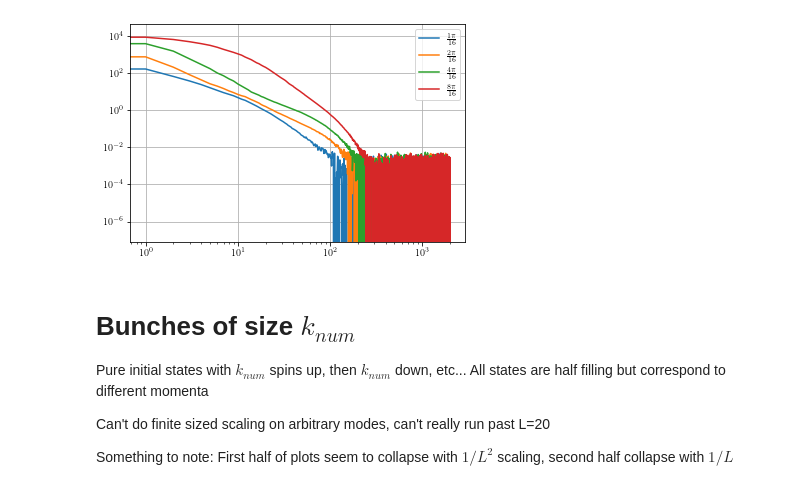
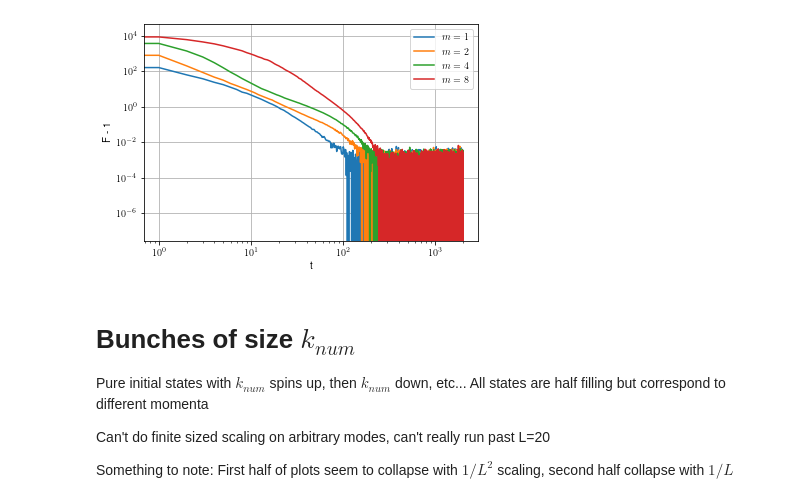
Before and after one commit to Renmusxd/RandomUnitaryLayers, a Jupyter notebook: jupyter/PaperData/MomentumModes.ipynb, the cells around one changed output. Drawn from its saved outputs; the diff is of its cells as text; code cells hidden in the pictures.

```diff
--- a/jupyter/PaperData/MomentumModes.ipynb
+++ b/jupyter/PaperData/MomentumModes.ipynb
@@ -38,10 +44,12 @@ for knum in tqdm(knums):
     all_ds.append(D)
 # %%
 for knum,d,purs in zip(knums,all_ds, all_purities):
-    pyplot.plot(d*purs - 1, label=fr'$\frac{{ {knum}\pi }}{{ {n} }}$')
+    pyplot.plot(d*purs - 1, label=fr'$m = {knum}$')
 
 pyplot.xscale('log')
 pyplot.yscale('log')
+pyplot.xlabel('t')
+pyplot.ylabel('F - 1')
 pyplot.grid()
 pyplot.legend()
 pyplot.show()
@@ -68,15 +76,17 @@ for knum in tqdm(knums):
     all_ds.append(D)
 # %%
 for knum,d,purs in zip(knums,all_ds, all_purities):
-    pyplot.plot(d*purs - 1, label=fr'$\frac{{ {knum}\pi }}{{ {n} }}$')
+    pyplot.plot(d*purs - 1, label=fr'$m = {knum}$')
 
 pyplot.xscale('log')
 pyplot.yscale('log')
+pyplot.xlabel('t')
+pyplot.ylabel('F - 1')
 pyplot.grid()
 pyplot.legend()
 pyplot.show()
 # %% [output]
-[figure, old version]
+[figure, new version]
 # %% [markdown]
 # Bunches of size $k_{num}$
 Pure initial states with $k_{num}$ spins up, then $k_{num}$ down, etc... All states are half filling but correspond to different momenta
```
Also changed, not shown: parts of 7 cells of this notebook, 20 other files.
